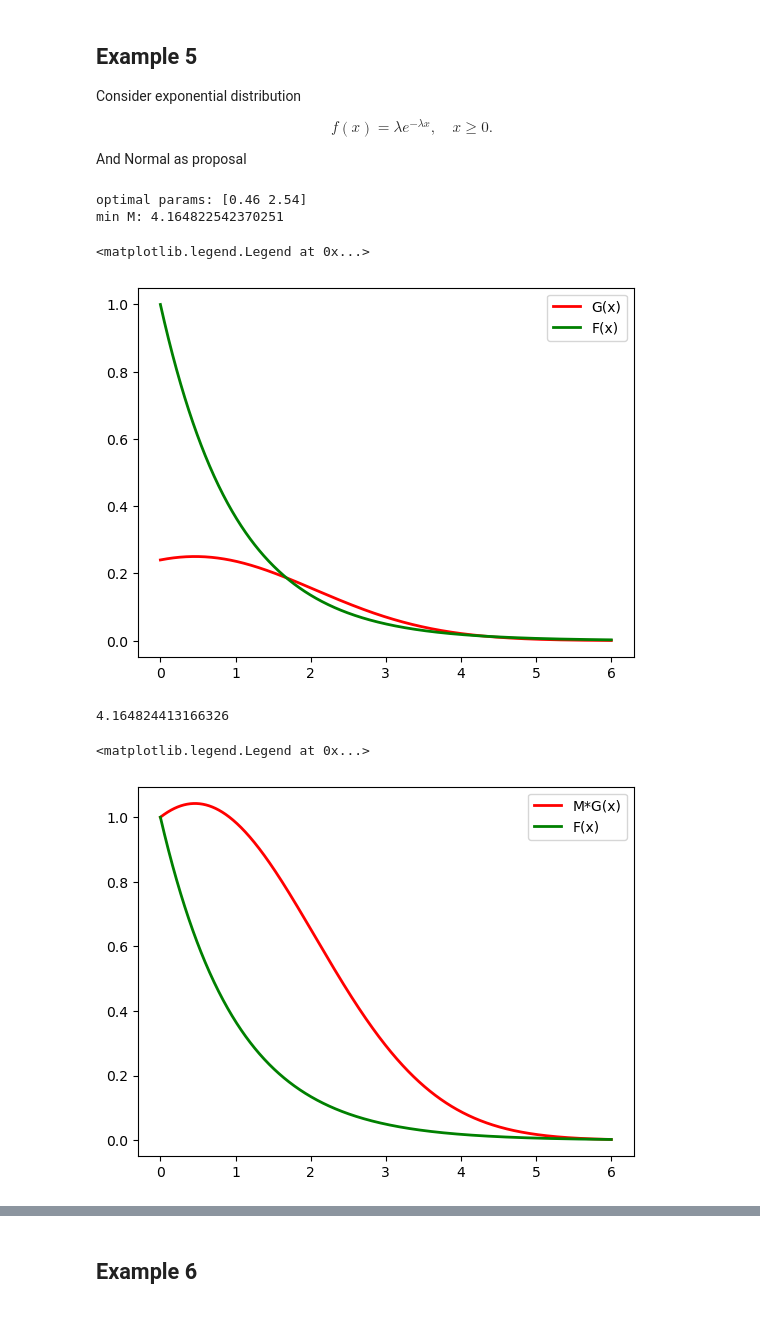
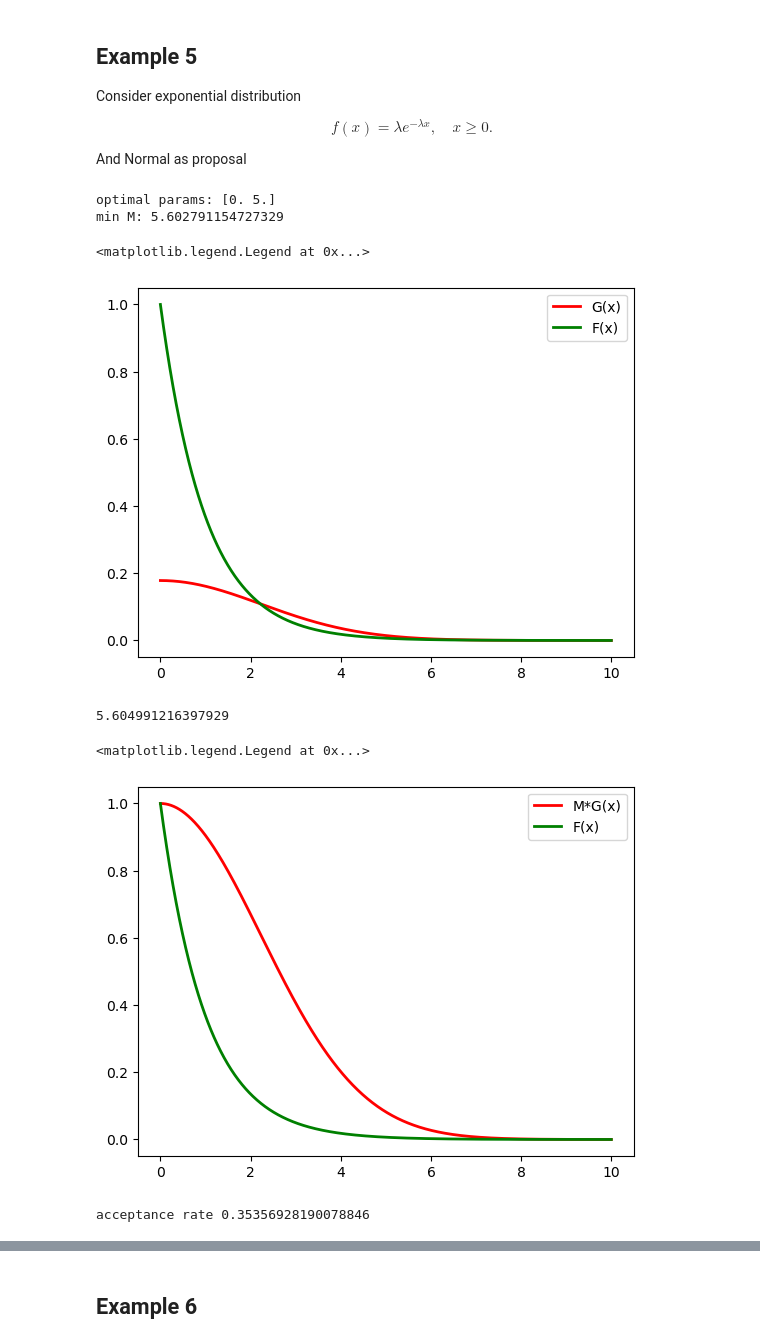
Before and after one commit to aayrapet/MC_simulations, a Jupyter notebook: reject_sampling.ipynb, the cells around one changed output, grey strips where cells are left out. Saved outputs shown, nothing was run; the diff lists cells and outputs as text; code cells hidden in the pictures.

```diff
--- a/reject_sampling.ipynb
+++ b/reject_sampling.ipynb
@@ -280,7 +281,7 @@ while len(samples) < 10000:
     S=V1**2+V2**2
     if S<=1:  # x sampled from normal using rejection and box muller , equivalently you can do this : # x=np.random.normal(0,1,1)[0].item() just with library
         x=V1*np.sqrt(-2 * np.log(S)/S)
-        x=x*np.sqrt(sigma2)+mu
+        x=np.abs(x*np.sqrt(sigma2)+mu)
         if U<=f(x)/(M*g(x,mu,sigma2)):  # Accept-reject algo
            samples.append(x)
 # %%
@@ -480,39 +481,39 @@ def g(x,mu,sigma2):
 def M( params,support_x, f_pdf):
     pdf_g = g(support_x, *params)#UNPACK params which are init_params FROM BELOW
     ratio = f_pdf / pdf_g
     return np.max(ratio)
 
 number_observations = 1000
-support = (0, 6)
+support = (0, 10)#for geometric distribution it is enough for practice but in theory not good as if goes to inf then M is inf and u cant apply reject sampling on normal so please consider changing reference distribution
 support_x = np.linspace(support[0], support[1], number_observations)
 f_pdf = f(support_x,lam)
 
 # Initial guess for [mu, sigma2] AS N(0,1)
 init_params = [0, 1]
 # Use  a derivative-free method (Nelder-Mead)
 result = minimize(M, x0=init_params, args=(support_x, f_pdf),
                   method='Nelder-Mead', options={'disp': False})
 
 print("optimal params:",np.round(result.x,2))
 print("min M:",result.fun)
 
-mu=0.46
-sigma2=2.54
+mu=0
+sigma2=5
 
 #g is pdf so you can use this notation
 pdf_g= g(support_x,mu,sigma2)
 
 
 
 plt.plot(support_x, pdf_g, 'r-', lw=2,label="G(x)")  # Add label for legend
 #
 plt.plot(support_x, f_pdf, 'g-', lw=2,label="F(x)")
 plt.legend()
 # %% [output]
-optimal params: [0.46 2.54]
-min M: 4.164822542370251
+optimal params: [0. 5.]
+min M: 5.602791154727329
 <matplotlib.legend.Legend at 0x...>
-[figure, old version]
+[figure, new version]
 # %%
 M=np.max(f_pdf/pdf_g)
 
@@ -521,9 +522,9 @@ plt.plot(support_x, pdf_g*M, 'r-', lw=2,label="M*G(x)")  # Add label for legend
 plt.plot(support_x, f(support_x,lam), 'g-', lw=2,label="F(x)")
 plt.legend()
 # %% [output]
-4.164824413166326
+5.604991216397929
 <matplotlib.legend.Legend at 0x...>
-[figure, old version]
+[figure, new version]
 # %%
 #implement algo
 samples = []
@@ -538,5 +541,9 @@ while len(samples) < 10000:
         if U<=f(x,lam)/(M*g(x,mu,sigma2)):  # Accept-reject algo
            samples.append(x)
+# %%
+print("acceptance rate",len(samples)/q)
+# %% [output]
+acceptance rate 0.35356928190078846
 # %%
 #plot accepted samples with f(x_vals)
 plt.hist(np.array(samples), bins=30, density=True, alpha=0.6, color='b', edgecolor='black', label="Accepted Samples")
```
Also changed, not shown: parts of 20 cells of this notebook, 1 other file.
